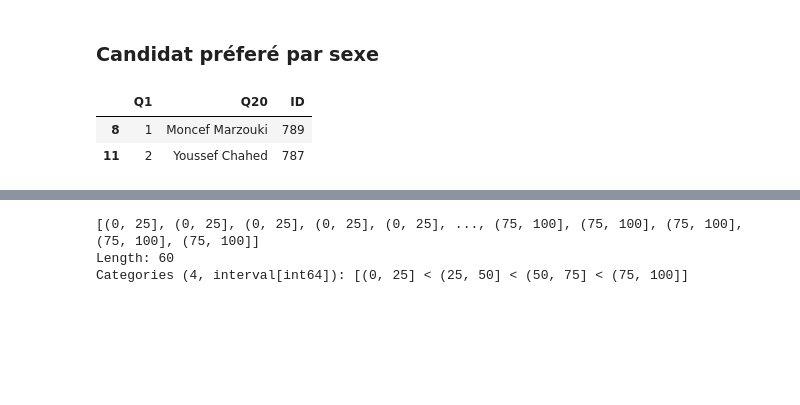
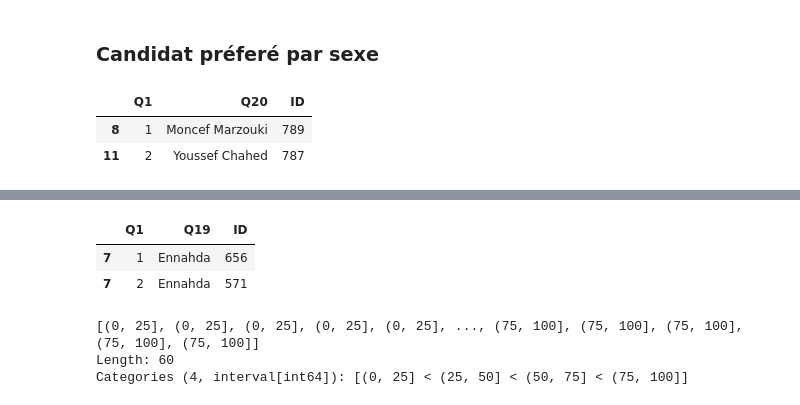
Before and after one commit to med-tz/elelction_Tunisie, a Jupyter notebook: Source.ipynb, the cells around one changed output, grey strips where cells are left out. Cells and saved outputs as stored; diff of their text form; code cells hidden in the pictures; blank space fills up the shorter version.

```diff
--- a/Source.ipynb
+++ b/Source.ipynb
@@ -384,3 +534,24 @@ df
+# %%
+Base=pd.read_excel("/content/Base.xlsx")
+copy = Base.copy()
+varc='Q19'
+Dict={1:"Nidaa Tounes",2:"Ennahda",3:"Front Populaire",4:"UPL",5:"Afek Tounes",6:"Al Joumhouri",7:"Machrou Tounes",8:"Irada",9:"Courant Démocratique",
+      10:"Courant de l'Amour",11:"Albadil",12:"Autres",95:"Voterait blanc",96:"Abstention",98:"refus",97:"Ne sait pas",99:"Ne connait pas"}
+copy.replace(to_replace={varc: Dict},inplace=True)
+copy=copy[~copy[varc].isin(["Ne sait pas","Ne connait pas","refus"])]
+df=pd.DataFrame()
+copy=copy.groupby(["Q1",varc]).agg({"ID":"count"}).reset_index()
+df=pd.DataFrame(columns=["Q1","Q19","ID"])
+sexe=set(copy["Q1"])
+for i in sexe:
+  tmp=copy.loc[copy["Q1"]==i].reset_index()
+  df=df.append(tmp.iloc[tmp["ID"].idxmax()])
+df=df[["Q1","Q19","ID"]]
+df
+# %% [output]
+|  | Q1 | Q19 | ID |
+| 7 | 1 | Ennahda | 656 |
+| 7 | 2 | Ennahda | 571 |
 # %%
 # %% [output]
 [(0, 25], (0, 25], (0, 25], (0, 25], (0, 25], ..., (75, 100], (75, 100], (75, 100], (75, 100], (75, 100]]
```
Also changed, not shown: parts of 22 cells of this notebook.
